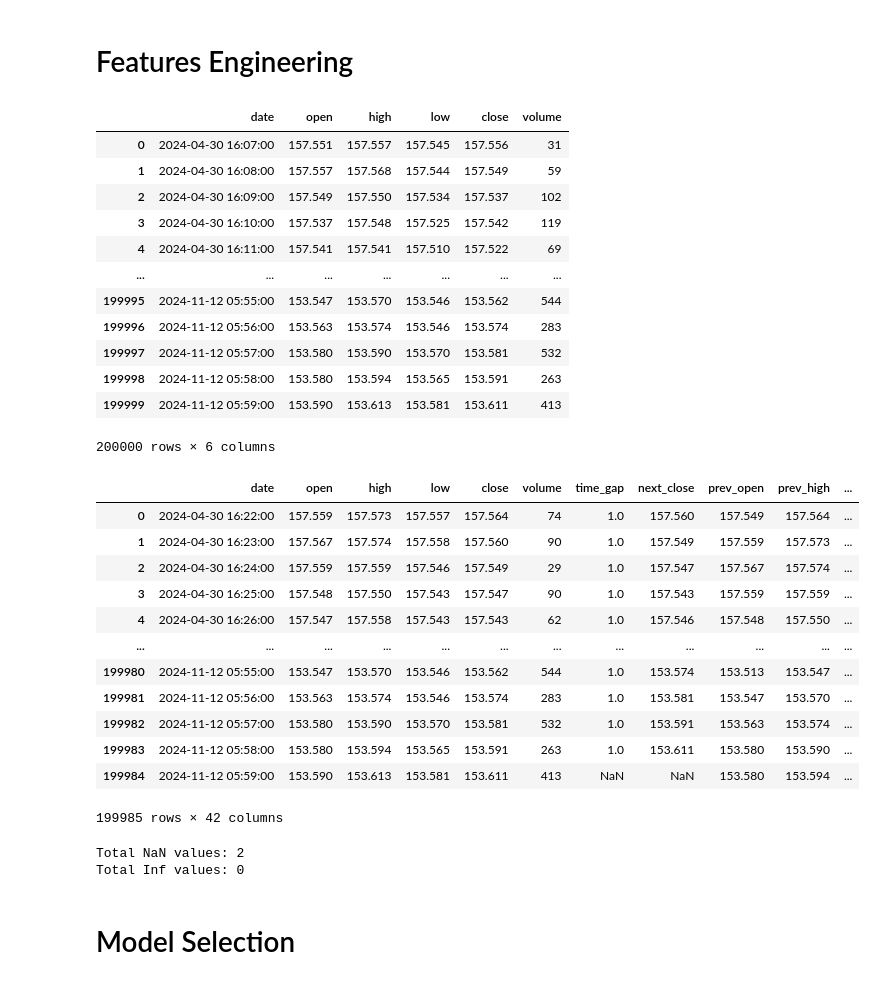
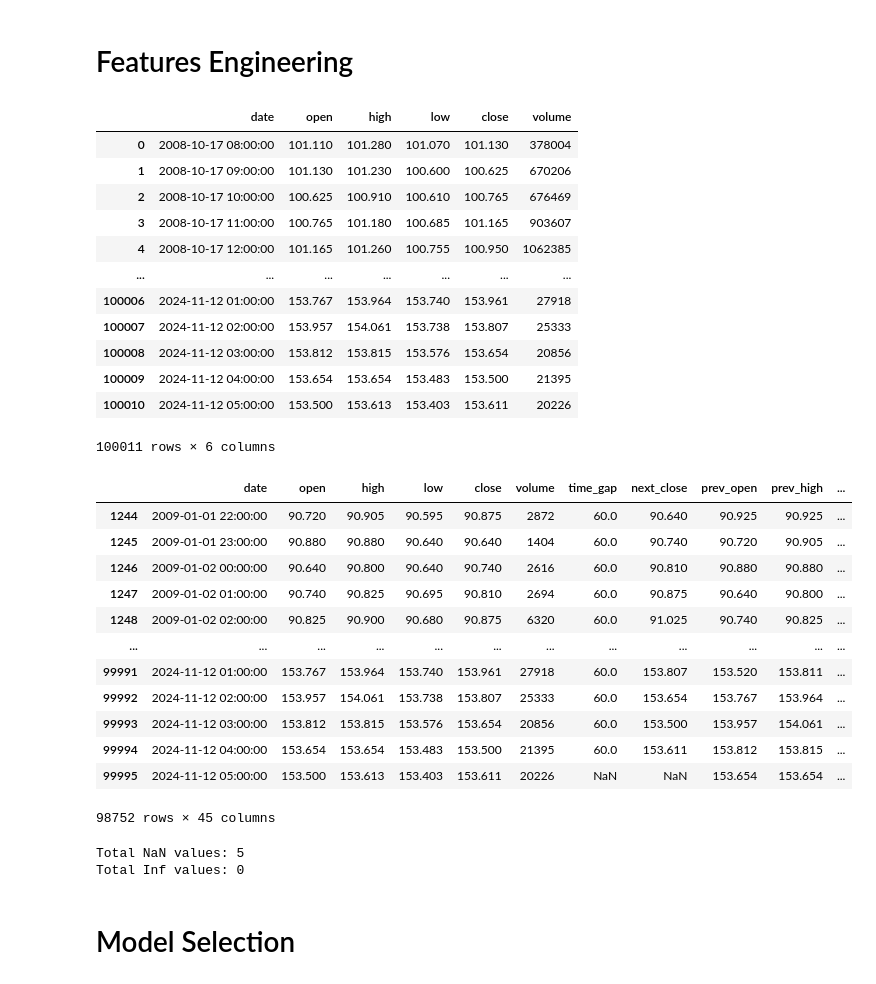
Before and after one commit to rheza-bitwyre/local-share-2, a Jupyter notebook: u1.ipynb, the cells around one changed output. Drawn from its saved outputs; the diff is of its cells as text; code cells hidden in the pictures.

```diff
--- a/u1.ipynb
+++ b/u1.ipynb
@@ -50,7 +50,7 @@ None
 import pandas as pd
 
 # Read the CSV into a DataFrame
-usd_jpy_df = pd.read_csv('USDJPY1.csv', sep='\t', header=None)
+usd_jpy_df = pd.read_csv('USDJPY60.csv', sep='\t', header=None)
 
 # Set new column names
 usd_jpy_df.columns = ['date', 'open', 'high', 'low', 'close', 'volume']
@@ -209,18 +198,18 @@ plt.show()
 usd_jpy_df
 # %% [output]
 |  | date | open | high | low | close | volume |
-| 0 | 2024-04-30 16:07:00 | 157.551 | 157.557 | 157.545 | 157.556 | 31 |
-| 1 | 2024-04-30 16:08:00 | 157.557 | 157.568 | 157.544 | 157.549 | 59 |
-| 2 | 2024-04-30 16:09:00 | 157.549 | 157.550 | 157.534 | 157.537 | 102 |
-| 3 | 2024-04-30 16:10:00 | 157.537 | 157.548 | 157.525 | 157.542 | 119 |
-| 4 | 2024-04-30 16:11:00 | 157.541 | 157.541 | 157.510 | 157.522 | 69 |
+| 0 | 2008-10-17 08:00:00 | 101.110 | 101.280 | 101.070 | 101.130 | 378004 |
+| 1 | 2008-10-17 09:00:00 | 101.130 | 101.230 | 100.600 | 100.625 | 670206 |
+| 2 | 2008-10-17 10:00:00 | 100.625 | 100.910 | 100.610 | 100.765 | 676469 |
+| 3 | 2008-10-17 11:00:00 | 100.765 | 101.180 | 100.685 | 101.165 | 903607 |
+| 4 | 2008-10-17 12:00:00 | 101.165 | 101.260 | 100.755 | 100.950 | 1062385 |
 | ... | ... | ... | ... | ... | ... | ... |
-| 199995 | 2024-11-12 05:55:00 | 153.547 | 153.570 | 153.546 | 153.562 | 544 |
-| 199996 | 2024-11-12 05:56:00 | 153.563 | 153.574 | 153.546 | 153.574 | 283 |
-| 199997 | 2024-11-12 05:57:00 | 153.580 | 153.590 | 153.570 | 153.581 | 532 |
-| 199998 | 2024-11-12 05:58:00 | 153.580 | 153.594 | 153.565 | 153.591 | 263 |
-| 199999 | 2024-11-12 05:59:00 | 153.590 | 153.613 | 153.581 | 153.611 | 413 |
+| 100006 | 2024-11-12 01:00:00 | 153.767 | 153.964 | 153.740 | 153.961 | 27918 |
+| 100007 | 2024-11-12 02:00:00 | 153.957 | 154.061 | 153.738 | 153.807 | 25333 |
+| 100008 | 2024-11-12 03:00:00 | 153.812 | 153.815 | 153.576 | 153.654 | 20856 |
+| 100009 | 2024-11-12 04:00:00 | 153.654 | 153.654 | 153.483 | 153.500 | 21395 |
+| 100010 | 2024-11-12 05:00:00 | 153.500 | 153.613 | 153.403 | 153.611 | 20226 |
-200000 rows × 6 columns
+100011 rows × 6 columns
 # %%
 import pandas as pd
 
@@ -269,45 +258,52 @@ df['range_change'] = df['range'] - df['prev_range']
 
 # Volatility Features (rolling standard deviation of 'close')
 df['volatility'] = df['close'].rolling(window=5).std()
 df['prev_volatility'] = df['volatility'].shift(1)
 df['volatility_change'] = df['volatility'] - df['prev_volatility']
 
 # Volume Features
 df['prev_vol'] = df['volume'].shift(1)
 df['vol_change'] = df['volume'] - df['prev_vol']
 
 # Volume Moving Averages (5 and 10 periods)
 df['vol_avg_5'] = df['volume'].rolling(window=5).mean()
 df['vol_avg_10'] = df['volume'].rolling(window=10).mean()
 
 # Volume Average Change (5 and 10 periods)
 df['vol_avg_5_change'] = df['vol_avg_5'] - df['vol_avg_5'].shift(1)
 df['vol_avg_10_change'] = df['vol_avg_10'] - df['vol_avg_10'].shift(1)
 
 df['vol_avg_5_change_pct'] = (df['vol_avg_5_change'] / df['vol_avg_5'].shift(1)) * 100
 df['vol_avg_10_change_pct'] = (df['vol_avg_10_change'] / df['vol_avg_10'].shift(1)) * 100
 
 # Volume Difference (5 and 10 periods)
 df['vol_diff_5'] = df['volume'] - df['vol_avg_5']
 df['vol_diff_10'] = df['volume'] - df['vol_avg_10']
 
+# Calculate rolling sums for 'time_gap' over different window sizes
+df['time_gap_5_rolling_sum'] = df['time_gap'].rolling(window=5).sum()
+df['time_gap_10_rolling_sum'] = df['time_gap'].rolling(window=10).sum()
+df['time_gap_15_rolling_sum'] = df['time_gap'].rolling(window=15).sum()
+
 df = df.iloc[15:].reset_index(drop=True)
 
+df = df[df['date'] >= '2009']
+
 df
 # %% [output]
 |  | date | open | high | low | close | volume | time_gap | next_close | prev_open | prev_high | ... |
-| 0 | 2024-04-30 16:22:00 | 157.559 | 157.573 | 157.557 | 157.564 | 74 | 1.0 | 157.560 | 157.549 | 157.564 | ... |
-| 1 | 2024-04-30 16:23:00 | 157.567 | 157.574 | 157.558 | 157.560 | 90 | 1.0 | 157.549 | 157.559 | 157.573 | ... |
-| 2 | 2024-04-30 16:24:00 | 157.559 | 157.559 | 157.546 | 157.549 | 29 | 1.0 | 157.547 | 157.567 | 157.574 | ... |
-| 3 | 2024-04-30 16:25:00 | 157.548 | 157.550 | 157.543 | 157.547 | 90 | 1.0 | 157.543 | 157.559 | 157.559 | ... |
-| 4 | 2024-04-30 16:26:00 | 157.547 | 157.558 | 157.543 | 157.543 | 62 | 1.0 | 157.546 | 157.548 | 157.550 | ... |
+| 1244 | 2009-01-01 22:00:00 | 90.720 | 90.905 | 90.595 | 90.875 | 2872 | 60.0 | 90.640 | 90.925 | 90.925 | ... |
+| 1245 | 2009-01-01 23:00:00 | 90.880 | 90.880 | 90.640 | 90.640 | 1404 | 60.0 | 90.740 | 90.720 | 90.905 | ... |
+| 1246 | 2009-01-02 00:00:00 | 90.640 | 90.800 | 90.640 | 90.740 | 2616 | 60.0 | 90.810 | 90.880 | 90.880 | ... |
+| 1247 | 2009-01-02 01:00:00 | 90.740 | 90.825 | 90.695 | 90.810 | 2694 | 60.0 | 90.875 | 90.640 | 90.800 | ... |
+| 1248 | 2009-01-02 02:00:00 | 90.825 | 90.900 | 90.680 | 90.875 | 6320 | 60.0 | 91.025 | 90.740 | 90.825 | ... |
 | ... | ... | ... | ... | ... | ... | ... | ... | ... | ... | ... | ... |
-| 199980 | 2024-11-12 05:55:00 | 153.547 | 153.570 | 153.546 | 153.562 | 544 | 1.0 | 153.574 | 153.513 | 153.547 | ... |
-| 199981 | 2024-11-12 05:56:00 | 153.563 | 153.574 | 153.546 | 153.574 | 283 | 1.0 | 153.581 | 153.547 | 153.570 | ... |
-| 199982 | 2024-11-12 05:57:00 | 153.580 | 153.590 | 153.570 | 153.581 | 532 | 1.0 | 153.591 | 153.563 | 153.574 | ... |
-| 199983 | 2024-11-12 05:58:00 | 153.580 | 153.594 | 153.565 | 153.591 | 263 | 1.0 | 153.611 | 153.580 | 153.590 | ... |
-| 199984 | 2024-11-12 05:59:00 | 153.590 | 153.613 | 153.581 | 153.611 | 413 | NaN | NaN | 153.580 | 153.594 | ... |
+| 99991 | 2024-11-12 01:00:00 | 153.767 | 153.964 | 153.740 | 153.961 | 27918 | 60.0 | 153.807 | 153.520 | 153.811 | ... |
+| 99992 | 2024-11-12 02:00:00 | 153.957 | 154.061 | 153.738 | 153.807 | 25333 | 60.0 | 153.654 | 153.767 | 153.964 | ... |
+| 99993 | 2024-11-12 03:00:00 | 153.812 | 153.815 | 153.576 | 153.654 | 20856 | 60.0 | 153.500 | 153.957 | 154.061 | ... |
+| 99994 | 2024-11-12 04:00:00 | 153.654 | 153.654 | 153.483 | 153.500 | 21395 | 60.0 | 153.611 | 153.812 | 153.815 | ... |
+| 99995 | 2024-11-12 05:00:00 | 153.500 | 153.613 | 153.403 | 153.611 | 20226 | NaN | NaN | 153.654 | 153.654 | ... |
-199985 rows × 42 columns
+98752 rows × 45 columns
 # %%
 # Count of NaN values in the entire DataFrame
 nan_count = df.isna().sum().sum()
@@ -319,7 +315,7 @@ inf_count = ((df == float('inf')) | (df == float('-inf'))).sum().sum()
 print("Total NaN values:", nan_count)
 print("Total Inf values:", inf_count)
 # %% [output]
-Total NaN values: 2
+Total NaN values: 5
 Total Inf values: 0
 # %% [markdown]
 # Model Selection
```
Also changed, not shown: parts of 7 cells of this notebook, 1 other file.
